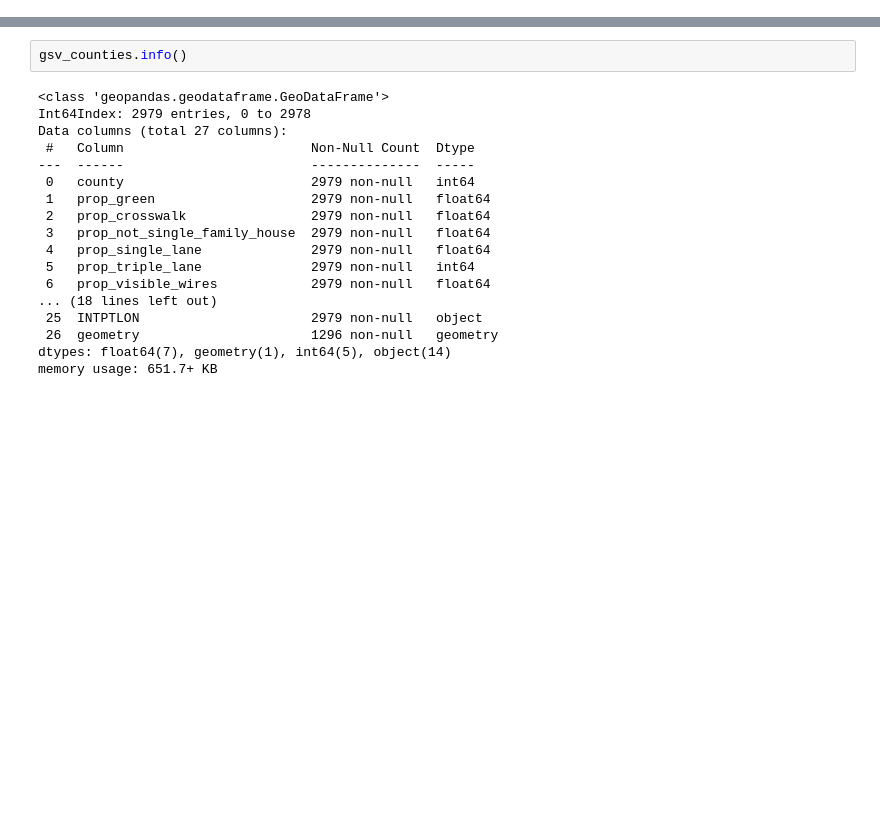
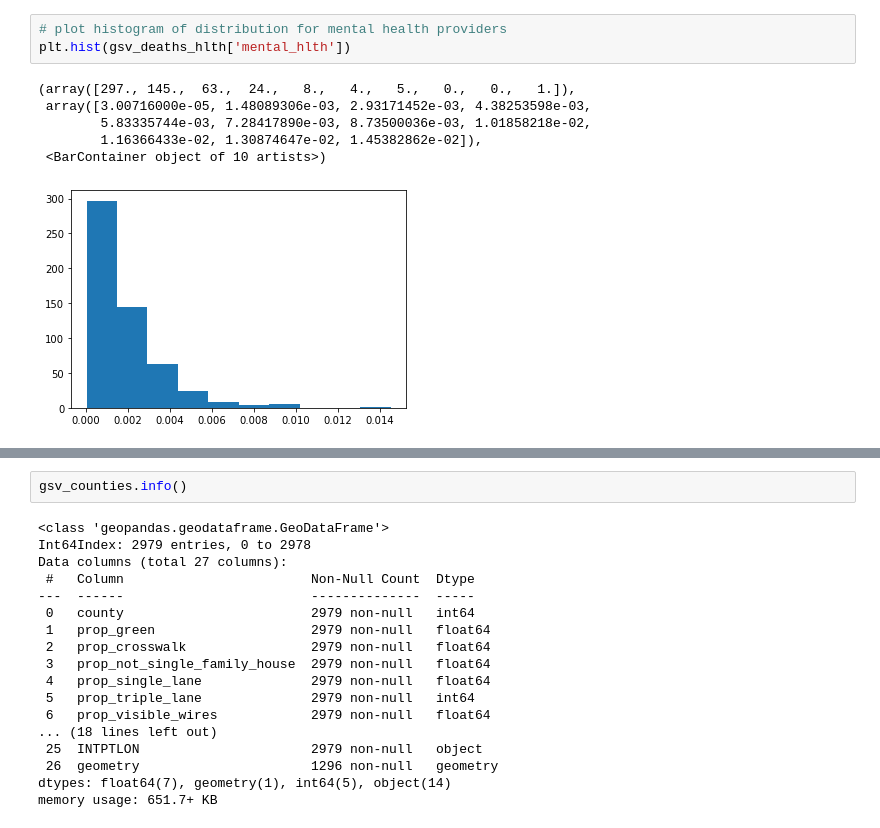
Before and after one commit to lkingston1/Kingston_MnM4SDS_project, a Jupyter notebook: Final Project.ipynb, the cells around one changed output, grey strips where cells are left out. Saved outputs shown, nothing was run; the diff lists cells and outputs as text; blank space fills up the shorter version.

```diff
--- a/Final Project.ipynb
+++ b/Final Project.ipynb
@@ -227,0 +407,10 @@ Text(0.5, 1.0, 'Proportion of County That Is Not Single Family Houses')
+# %%
+# plot histogram of distribution for mental health providers
+plt.hist(gsv_deaths_hlth['mental_hlth'])
+# %% [output]
+(array([297., 145.,  63.,  24.,   8.,   4.,   5.,   0.,   0.,   1.]),
+ array([3.00716000e-05, 1.48089306e-03, 2.93171452e-03, 4.38253598e-03,
+        5.83335744e-03, 7.28417890e-03, 8.73500036e-03, 1.01858218e-02,
+        1.16366433e-02, 1.30874647e-02, 1.45382862e-02]),
+ <BarContainer object of 10 artists>)
+[figure, added]
```
Also changed, not shown: parts of 67 cells of this notebook, 1 other file.
